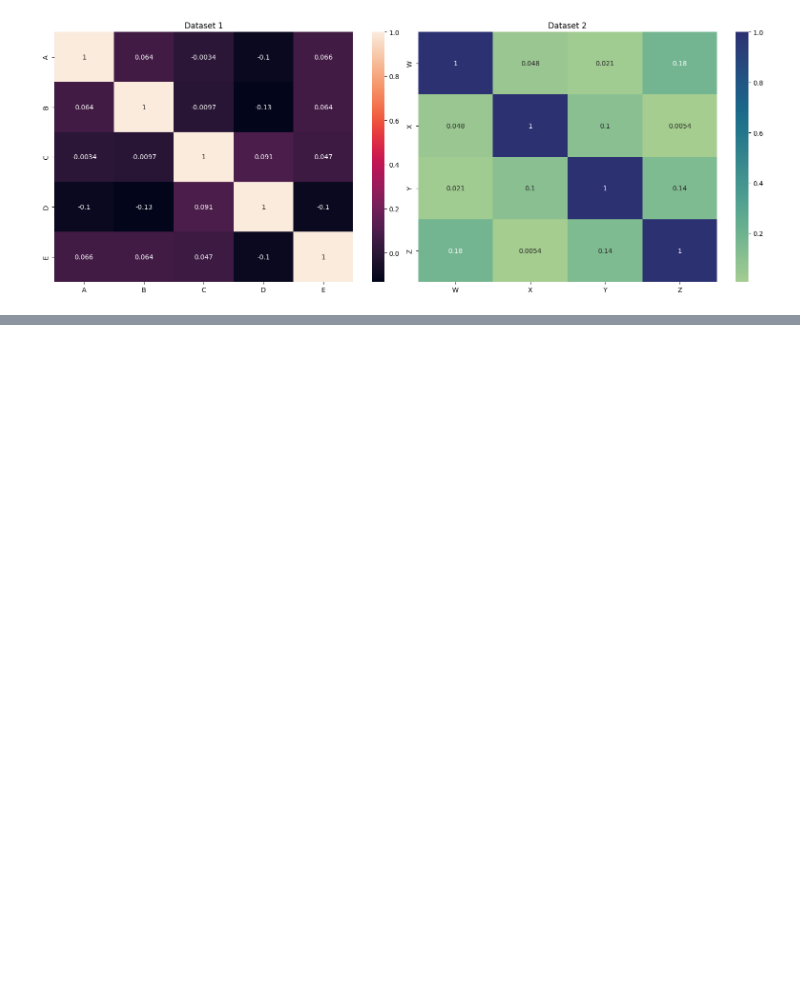
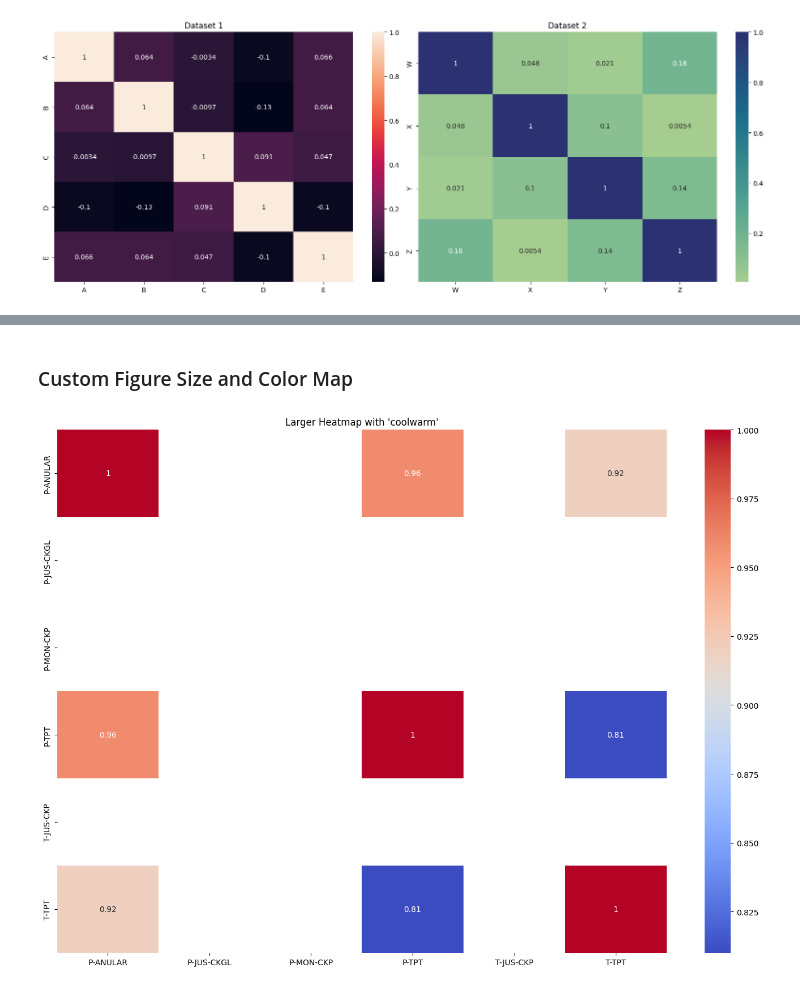
Before and after one commit to petrobras/3W, a Jupyter notebook: docs/notebooks/plot_correlation_heatmap_examples.ipynb, the cells around one changed output, grey strips where cells are left out. Saved outputs shown, nothing was run; the diff lists cells and outputs as text; code cells hidden in the pictures; blank space fills up the shorter version.

```diff
--- a/docs/notebooks/plot_correlation_heatmap_examples.ipynb
+++ b/docs/notebooks/plot_correlation_heatmap_examples.ipynb
@@ -64,0 +122,16 @@ plt.show()
+# %% [markdown]
+### Custom Figure Size and Color Map
+# %%
+features = ['P-ANULAR', 'P-JUS-CKGL', 'P-MON-CKP', 'P-TPT', 'T-JUS-CKP', 'T-TPT']
+subset = sig[features]
+
+fig = PlotCorrelationHeatmap.correlation_heatmap(
+    subset,
+    title="Larger Heatmap with 'coolwarm'",
+    figsize=(14, 10),
+    cmap="coolwarm",
+    annot=True
+)
+fig.show()
+# %% [output]
+[figure, added]
```
Also changed, not shown: parts of 17 cells of this notebook, 2 other files.
